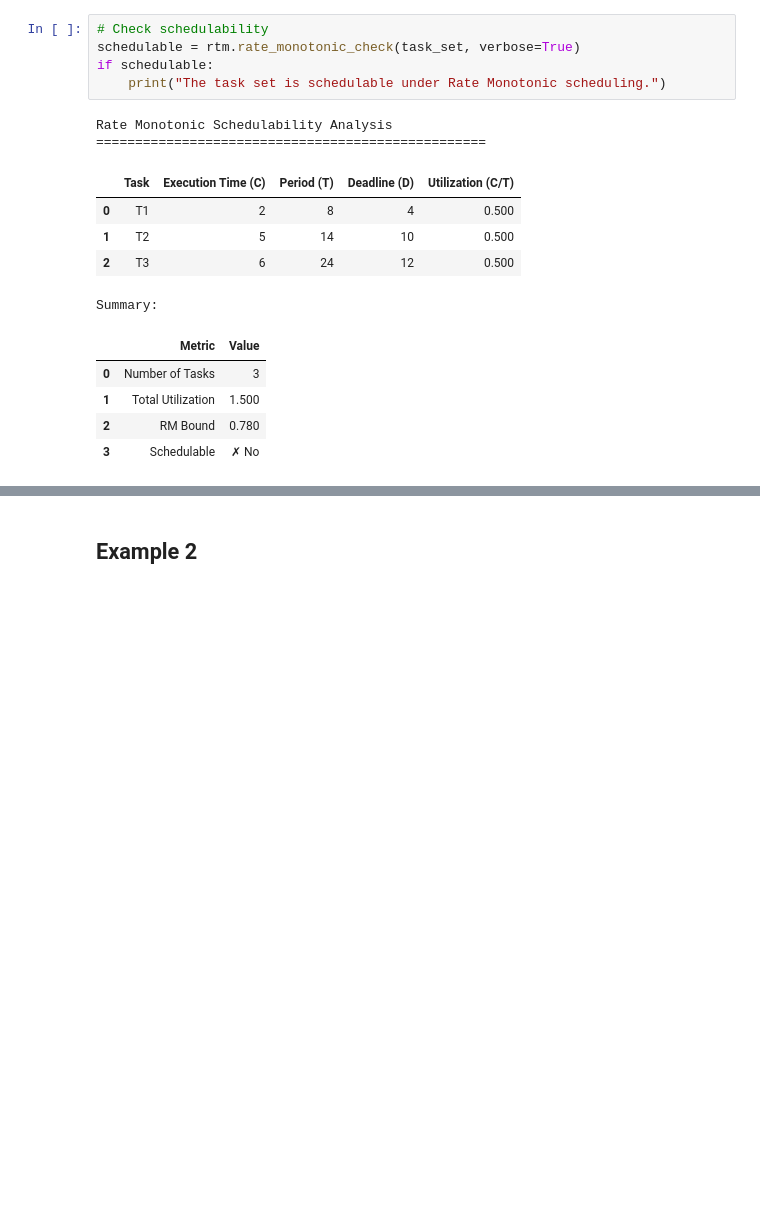
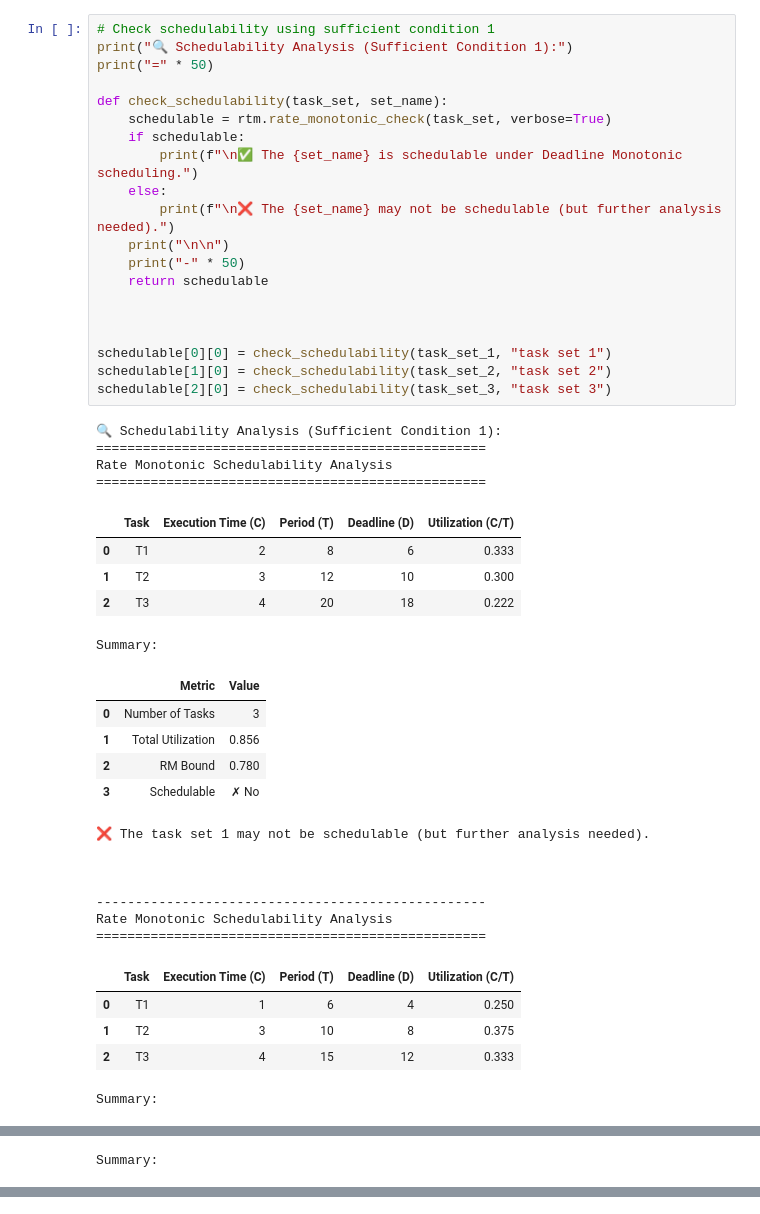
Before and after one commit to teiamas/task_sched, a Jupyter notebook: DeadlineMonotonic.ipynb, the cells around one changed output, grey strips where cells are left out. Saved outputs shown, nothing was run; the diff lists cells and outputs as text; blank space fills up the shorter version.

Commit message:
Added increasing difficult examples

```diff
--- a/DeadlineMonotonic.ipynb
+++ b/DeadlineMonotonic.ipynb
@@ -34,18 +115,47 @@ display(pd.DataFrame(task_matrix, columns=['Period', 'Deadline', 'Execution Time
 # %%
-# Check schedulability
-schedulable = rtm.rate_monotonic_check(task_set, verbose=True)
-if schedulable:
-    print("The task set is schedulable under Rate Monotonic scheduling.")
+# Check schedulability using sufficient condition 1
+print("🔍 Schedulability Analysis (Sufficient Condition 1):")
+print("=" * 50)
+
+def check_schedulability(task_set, set_name):
+    schedulable = rtm.rate_monotonic_check(task_set, verbose=True)
+    if schedulable:
+        print(f"\n✅ The {set_name} is schedulable under Deadline Monotonic scheduling.")
+    else:
+        print(f"\n❌ The {set_name} may not be schedulable (but further analysis needed).")
+    print("\n\n")
+    print("-" * 50)
+    return schedulable
+
+
+
+schedulable[0][0] = check_schedulability(task_set_1, "task set 1")
+schedulable[1][0] = check_schedulability(task_set_2, "task set 2")
+schedulable[2][0] = check_schedulability(task_set_3, "task set 3")
 # %% [output]
+🔍 Schedulability Analysis (Sufficient Condition 1):
+==================================================
 Rate Monotonic Schedulability Analysis
 ==================================================
 |  | Task | Execution Time (C) | Period (T) | Deadline (D) | Utilization (C/T) |
-| 0 | T1 | 2 | 8 | 4 | 0.500 |
-| 1 | T2 | 5 | 14 | 10 | 0.500 |
-| 2 | T3 | 6 | 24 | 12 | 0.500 |
+| 0 | T1 | 2 | 8 | 6 | 0.333 |
+| 1 | T2 | 3 | 12 | 10 | 0.300 |
+| 2 | T3 | 4 | 20 | 18 | 0.222 |
 Summary:
 |  | Metric | Value |
 | 0 | Number of Tasks | 3 |
-| 1 | Total Utilization | 1.500 |
+| 1 | Total Utilization | 0.856 |
 | 2 | RM Bound | 0.780 |
 | 3 | Schedulable | ✗ No |
+❌ The task set 1 may not be schedulable (but further analysis needed).
+
+
+
+--------------------------------------------------
+Rate Monotonic Schedulability Analysis
+==================================================
+|  | Task | Execution Time (C) | Period (T) | Deadline (D) | Utilization (C/T) |
+| 0 | T1 | 1 | 6 | 4 | 0.250 |
+| 1 | T2 | 3 | 10 | 8 | 0.375 |
+| 2 | T3 | 4 | 15 | 12 | 0.333 |
+Summary:
@@ -51,0 +178 @@ Summary:
+Summary:
@@ -52,2 +188,0 @@ Summary:
-# %% [markdown]
-## Example 2
```
Also changed, not shown: parts of 14 cells of this notebook.
